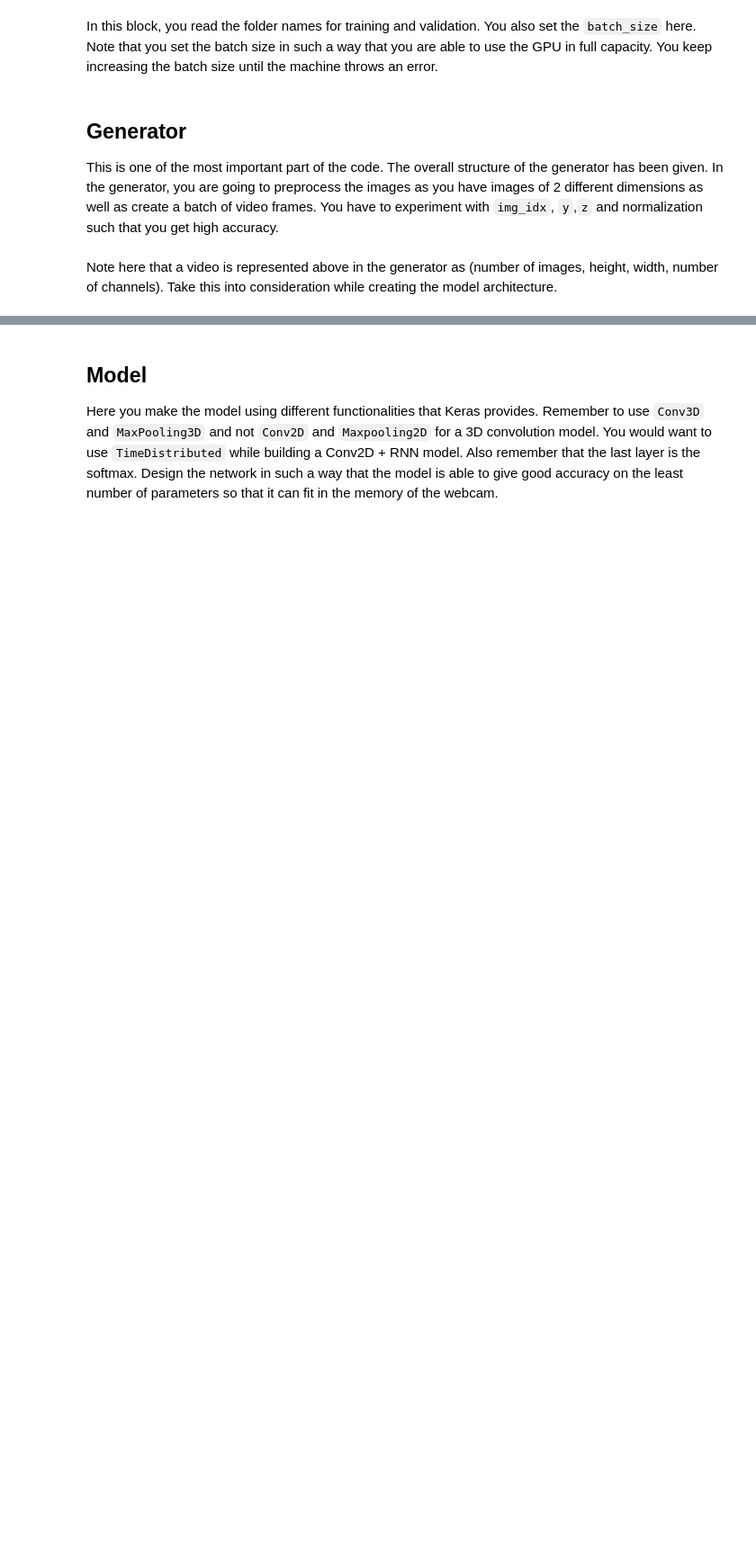
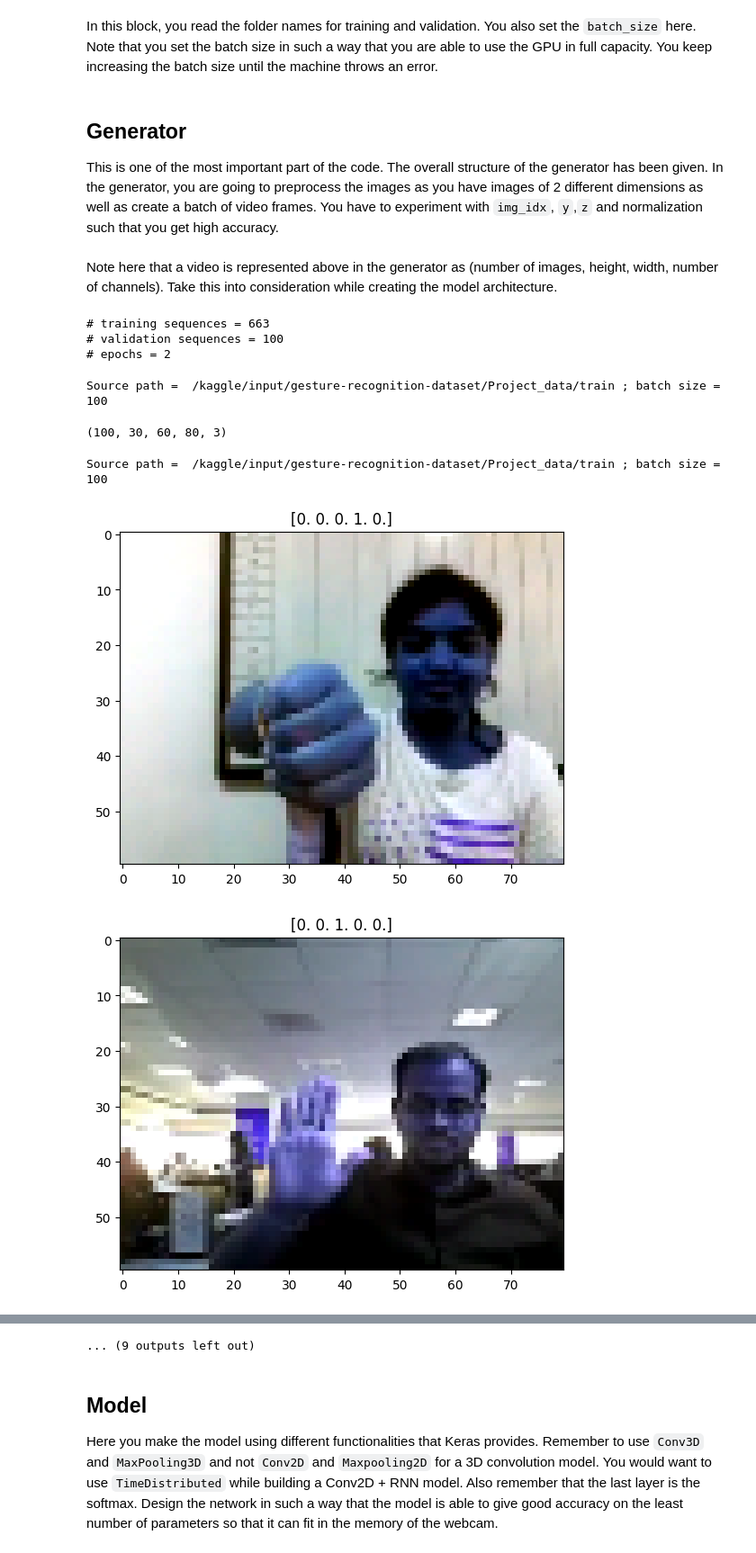
Before and after one commit to aswinjshaji2/gesture_recognition_case_study, a Jupyter notebook: Neural_Nets_Project_Starter_Code.ipynb, the cells around one changed output, grey strips where cells are left out. Shown: that part at 90% size. Saved outputs shown, nothing was run; the diff lists cells and outputs as text; code cells hidden in the pictures; blank space fills up the shorter version.

Commit message:
Kaggle Notebook | Gesture Recognition DL Assignment | Version 2

```diff
--- a/Neural_Nets_Project_Starter_Code.ipynb
+++ b/Neural_Nets_Project_Starter_Code.ipynb
@@ -21,9 +33,13 @@ tf.set_random_seed(30)
 # %% [markdown]
 In this block, you read the folder names for training and validation. You also set the `batch_size` here. Note that you set the batch size in such a way that you are able to use the GPU in full capacity. You keep increasing the batch size until the machine throws an error.
 # %%
-train_doc = np.random.permutation(open('/notebooks/storage/Final_data/Collated_training/train.csv').readlines())
-val_doc = np.random.permutation(open('/notebooks/storage/Final_data/Collated_training/val.csv').readlines())
-batch_size = #experiment with the batch size
+# train_doc = np.random.permutation(open('/notebooks/storage/Final_data/Collated_training/train.csv').readlines())
+# val_doc = np.random.permutation(open('/notebooks/storage/Final_data/Collated_training/val.csv').readlines())
+
+train_doc = np.random.permutation(open('/kaggle/input/gesture-recognition-dataset/Project_data/train.csv').readlines())
+val_doc = np.random.permutation(open('/kaggle/input/gesture-recognition-dataset/Project_data/val.csv').readlines())
+
+batch_size = 100
 # %% [markdown]
 ## Generator
 This is one of the most important part of the code. The overall structure of the generator has been given. In the generator, you are going to preprocess the images as you have images of 2 different dimensions as well as create a batch of video frames. You have to experiment with `img_idx`, `y`,`z` and normalization such that you get high accuracy.
@@ -57,12 +99,39 @@ def generator(source_path, folder_list, batch_size):
 # %% [markdown]
 Note here that a video is represented above in the generator as (number of images, height, width, number of channels). Take this into consideration while creating the model architecture.
 # %%
+# train_path = '/notebooks/storage/Final_data/Collated_training/train'
+# val_path = '/notebooks/storage/Final_data/Collated_training/val'
+
+train_path = '/kaggle/input/gesture-recognition-dataset/Project_data/train'
+val_path = '/kaggle/input/gesture-recognition-dataset/Project_data/val'
+
 curr_dt_time = datetime.datetime.now()
-train_path = '/notebooks/storage/Final_data/Collated_training/train'
-val_path = '/notebooks/storage/Final_data/Collated_training/val'
 num_train_sequences = len(train_doc)
 print('# training sequences =', num_train_sequences)
 num_val_sequences = len(val_doc)
 print('# validation sequences =', num_val_sequences)
-num_epochs = # choose the number of epochs
+num_epochs = 2
 print ('# epochs =', num_epochs)
+# %% [output]
+# training sequences = 663
+# validation sequences = 100
+# epochs = 2
+# %%
+generator_test = generator(train_path, train_doc, batch_size)
+batch_data, batch_labels = generator_test.__next__()
+batch_data.shape
+# %% [output]
+Source path =  /kaggle/input/gesture-recognition-dataset/Project_data/train ; batch size = 100
+(100, 30, 60, 80, 3)
+# %%
+generator_test = generator(train_path, train_doc, batch_size)
+batch_data, batch_labels = generator_test.__next__()
+
+for i in range(20):
+    plt.imshow(batch_data[i, 15, :, :, :])
+    plt.title(str(batch_labels[i,:]))
+    plt.show()
+# %% [output]
+Source path =  /kaggle/input/gesture-recognition-dataset/Project_data/train ; batch size = 100
+[figure, added]
+[figure, added]
@@ -69,3 +147,4 @@ print ('# epochs =', num_epochs)
+... (9 outputs left out)
 # %% [markdown]
 ## Model
 Here you make the model using different functionalities that Keras provides. Remember to use `Conv3D` and `MaxPooling3D` and not `Conv2D` and `Maxpooling2D` for a 3D convolution model. You would want to use `TimeDistributed` while building a Conv2D + RNN model. Also remember that the last layer is the softmax. Design the network in such a way that the model is able to give good accuracy on the least number of parameters so that it can fit in the memory of the webcam.
```
Also changed, not shown: parts of 23 cells of this notebook.
